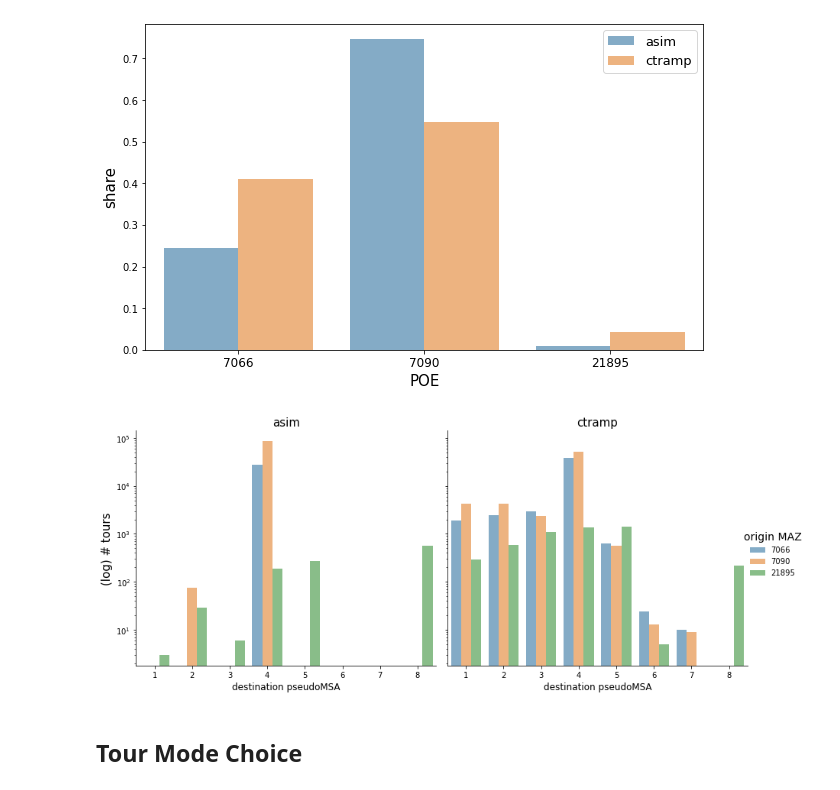
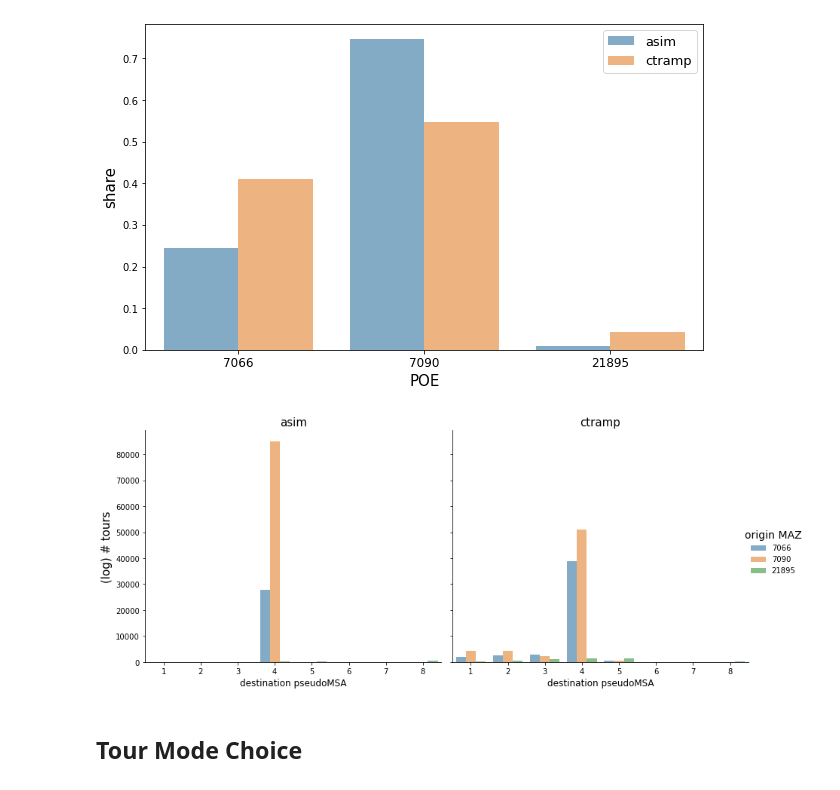
Before and after one commit to SANDAG/ABM, a Jupyter notebook: src/asim_cross_border/cross_border_validation.ipynb, the cells around one changed output. Saved outputs shown, nothing was run; the diff lists cells and outputs as text; code cells hidden in the pictures.

```diff
--- a/src/asim_cross_border/cross_border_validation.ipynb
+++ b/src/asim_cross_border/cross_border_validation.ipynb
@@ -153,16 +153,16 @@ all_ods = all_ods.melt(id_vars=['origin','dest_pseudomsa'], var_name='source', v
 # %%
 g = sns.catplot(
     data=all_ods, x='dest_pseudomsa', y='num_tours', hue='origin', kind='bar', col='source',
     aspect=1.2, legend_out=True, alpha=0.6)
 g._legend.set_title('origin MAZ', prop={'size':14})
-g.fig.get_axes()[0].set_yscale('log')
+# g.fig.get_axes()[0].set_yscale('log')
 g.fig.get_axes()[0].set_title('asim', fontsize=15)
 g.fig.get_axes()[1].set_title('ctramp', fontsize=15)
 g.axes[0,0].set_ylabel('(log) # tours', fontsize=15)
 g.axes[0,0].set_xlabel('destination pseudoMSA', fontsize=12)
 _ = g.axes[0,1].set_xlabel('destination pseudoMSA', fontsize=12)
 # %% [output]
-[figure, old version]
+[figure, new version]
 # %% [markdown]
 ## Tour Mode Choice
 # %%
```
Also changed, not shown: parts of 2 cells of this notebook.
